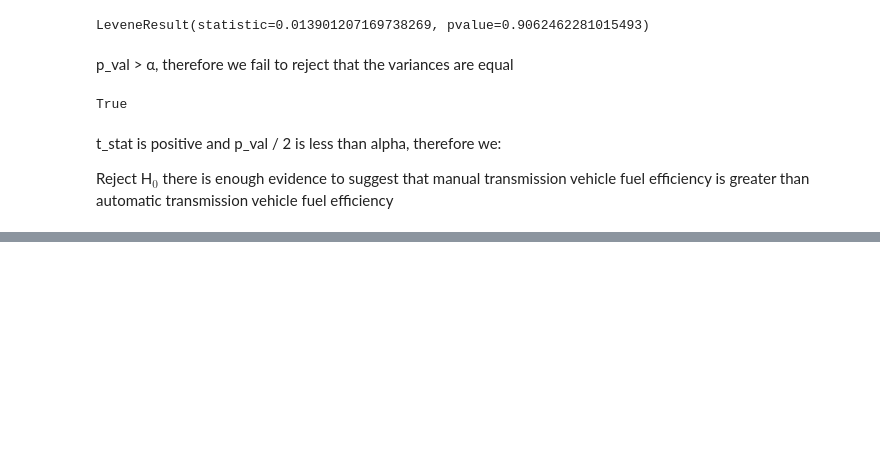
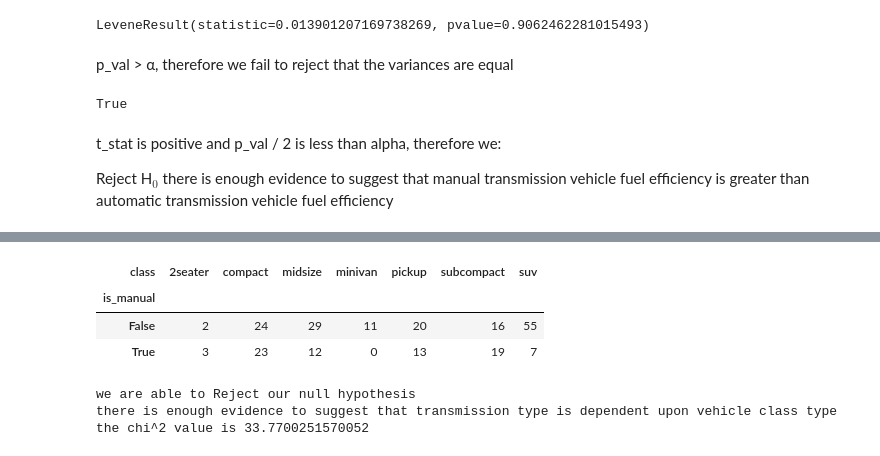
Before and after one commit to Adam-Harris87/statistics-exercises, a Jupyter notebook: hypothesis_testing.ipynb, the cells around one changed output, grey strips where cells are left out. Saved outputs shown, nothing was run; the diff lists cells and outputs as text; code cells hidden in the pictures; blank space fills up the shorter version.

```diff
--- a/hypothesis_testing.ipynb
+++ b/hypothesis_testing.ipynb
@@ -768,0 +864,9 @@ plt.show()
+# %%
+cross = pd.crosstab(mpg.is_manual, mpg['class'])
+# %%
+cross
+# %% [output]
+| class | 2seater | compact | midsize | minivan | pickup | subcompact | suv |
+| is_manual |  |  |  |  |  |  |  |
+| False | 2 | 24 | 29 | 11 | 20 | 16 | 55 |
+| True | 3 | 23 | 12 | 0 | 13 | 19 | 7 |
@@ -768,0 +875,14 @@ plt.show()
+# %%
+if p < α:
+    print('we are able to Reject our null hypothesis')
+    print('there is enough evidence to suggest that transmission type\
+ is dependent upon vehicle class type')
+    print(f'the chi^2 value is {chi2}')
+else:
+    print('we fail to reject our null hypothesis')
+    print('there is not enough evidence to suggest that transmission type\
+ is dependent upon vehicle class type')
+# %% [output]
+we are able to Reject our null hypothesis
+there is enough evidence to suggest that transmission type is dependent upon vehicle class type
+the chi^2 value is 33.7700251570052
```
Also changed, not shown: parts of 116 cells of this notebook.
